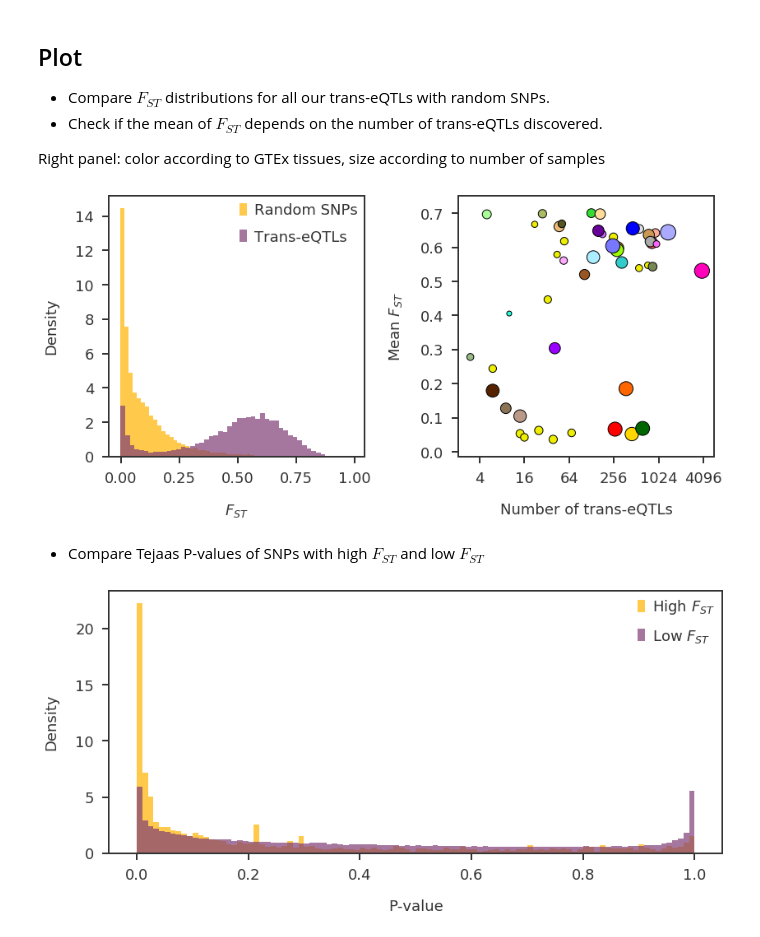
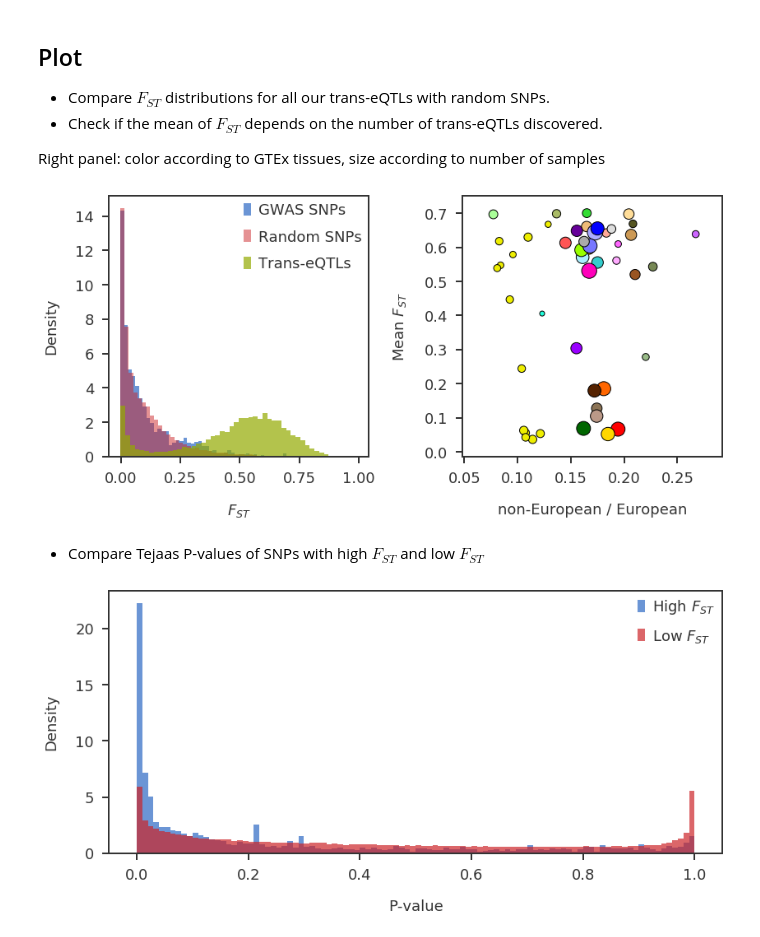
Before and after one commit to banskt/trans-eqtl-ideas, a Jupyter notebook: _notebooks/2020-06-08-estimating-fixation-index-in-trans-eqtls.ipynb, the cells around one changed output. Saved outputs shown, nothing was run; the diff lists cells and outputs as text; code cells hidden in the pictures.

```diff
--- a/_notebooks/2020-06-08-estimating-fixation-index-in-trans-eqtls.ipynb
+++ b/_notebooks/2020-06-08-estimating-fixation-index-in-trans-eqtls.ipynb
@@ -13,6 +13,7 @@ Path to all data files
 # %%
 #collapse-hide
 teqtl_fst_file = '/scratch/sbanerj/trans-eqtl/fst_from_1kg/trans_eqtls/trans_eqtls_EUR_AFR_fst.txt'
+gwas_fst_file = '/scratch/sbanerj/trans-eqtl/fst_from_1kg/gwas/gwas_SNPs_EUR_AFR_fst.txt'
 random_fst_file = '/scratch/sbanerj/trans-eqtl/fst_from_1kg/trans_eqtls/random_snps_EUR_AFR_fst.txt'
 chr1_fst_file = '/scratch/sbanerj/trans-eqtl/fst_from_1kg/fst/EUR-AFR_chr1.weir.fst'
 teqtl_results = '/usr/users/sbanerj/trans-eQTL/gtex_v8_tejaas_trans_eQTLs_20200309/protein_coding_lncRNA_fixed_gamma_alt-haa-spl-pan-wb_combined_cut5e-8'
@@ -20,6 +21,7 @@ chr1_rr_file = '/scratch/sbanerj/trans-eqtl/dev-pipeline/gtex_v8_202003/as/tejaa
 tissue_file = 'gtex/tissue_table.txt'
 json_file = 'gtex/gtex_v8_metadata.json'
 nsample_file = "gtex/tissue_nsamples.txt"
+popsample_file = 'gtex/tissue_nsamples_with_pop.txt'
 # %% [markdown]
 Python libraries
 # %%
@@ -48,10 +50,23 @@ for tshort, tfull, tstring in zip(tshorts, tfulls, tstrings):
         tissue_colors[tshort] = "#" + gtex_meta[tfull]["colorHex"]
 
 tissue_nsamples = dict()
-with open(nsample_file, 'r') as instream:
+tissue_noneur_samples = dict()
+tissue_afr_samples = dict()
+tissue_frac_noneur_to_eur = dict()
+with open(popsample_file, 'r') as instream:
+    header = instream.readline().split()
+    totidx = header.index('TOT')
+    euridx = header.index('EUR')
+    afridx = header.index('AFR')
     for line in instream:
-        tshort = line.strip().split()[0].strip()
-        tissue_nsamples[tshort] = int(line.strip().split()[1].strip())
+        linesplit = line.strip().split()
+        tshort = linesplit[0].strip()
+        ntot = int(linesplit[totidx])
+        neur = int(linesplit[euridx])
+        tissue_nsamples[tshort] = ntot
+        tissue_noneur_samples[tshort] = ntot - neur
+        tissue_afr_samples[tshort] = int(linesplit[afridx])
+        tissue_frac_noneur_to_eur[tshort] = (ntot - neur) / neur
 
 brain_tissues = ['bam', 'ban', 'bca', 'bceh', 'bce', 'bco', 'bfr', 'bhi', 'bhy', 'bnu', 'bpu', 'bsp', 'bsu']
 altsb_tissues = ['haa', 'pan', 'spl', 'wb']
@@ -102,8 +117,10 @@ Read the results for trans-eQTLs
 #collapse-hide
 teqtl_fstmap = get_fstmap(teqtl_fst_file)
 random_fstmap = get_fstmap(random_fst_file)
+gwas_fstmap = get_fstmap(gwas_fst_file)
 teqtl_fst = [x for c in range(1,23) for k, x in teqtl_fstmap[f'chr{c}'].items()]
 random_fst = [x for c in range(1,23) for k, x in random_fstmap[f'chr{c}'].items()]
+gwas_fst = [x for c in range(1,23) for k, x in gwas_fstmap[f'chr{c}'].items()]
 
 mean_fst_per_tissue = dict()
 tissue_nteqtls_with_fst = dict()
@@ -148,32 +165,35 @@ Right panel: color according to GTEx tissues, size according to number of sample
 # %%
 #collapse-hide
 fig = plt.figure(figsize = (12, 6))
 ax1 = fig.add_subplot(121)
 ax2 = fig.add_subplot(122)
 
+ax1.hist(gwas_fst, alpha = 0.7, bins = 50, lw = 0, density = True, label = 'GWAS SNPs')
+ax1.hist(random_fst, alpha = 0.5, bins = 50, lw = 0, density = True, label = 'Random SNPs')
+ax1.hist(teqtl_fst, alpha = 0.7, bins = 50, lw = 0, density = True, label = 'Trans-eQTLs')
 
-ax1.hist(random_fst, alpha = 0.7, bins = 50, lw = 0, density = True, label = 'Random SNPs')
-ax1.hist(teqtl_fst, alpha = 0.7, bins = 50, lw = 0, density = True, label = 'Trans-eQTLs')
 ax1.legend()
 ax1.set_xlabel('$F_{ST}$')
 ax1.set_ylabel('Density')
 
 whichtissues = [x for x in tshorts if x in mean_fst_per_tissue]
 yvals = [mean_fst_per_tissue[x] for x in whichtissues]
-xvals = [np.log2(tissue_nteqtls_with_fst[x]) for x in whichtissues]
+xvals = [tissue_frac_noneur_to_eur[x] for x in whichtissues]
+# xvals = [np.log2(tissue_nteqtls_with_fst[x]) for x in whichtissues]
 sizes = [tissue_nsamples[x] / 2 for x in whichtissues]
+# sizes = [tissue_sample_frac_noneur_to_eur[x] * 1000 for x in whichtissues]
 mcolors = [tissue_colors[x] for x in whichtissues]
 ax2.scatter(xvals, yvals, color = mcolors, s = sizes, edgecolors = 'black', zorder = 10)
-ax2.set_xlabel('Number of trans-eQTLs')
+ax2.set_xlabel('non-European / European')
 ax2.set_ylabel('Mean $F_{ST}$')
-xticks = [2, 4, 6, 8, 10, 12]
-ax2.set_xticks(xticks)
-ax2.set_xticklabels([int(2**x) for x in xticks])
+# xticks = [2, 4, 6, 8, 10, 12]
+# ax2.set_xticks(xticks)
+# ax2.set_xticklabels([int(2**x) for x in xticks])
 
 plt.tight_layout()
 plt.show()
 # %% [output]
-[figure, old version]
+[figure, new version]
 # %% [markdown]
  * Compare Tejaas P-values of SNPs with high $F_{ST}$ and low $F_{ST}$
 # %%
@@ -190,4 +210,4 @@ ax1.legend()
 plt.tight_layout()
 plt.show()
 # %% [output]
-[figure, old version]
+[figure, new version]
```
Also changed, not shown: parts of 1 cell of this notebook, 3 other files.
